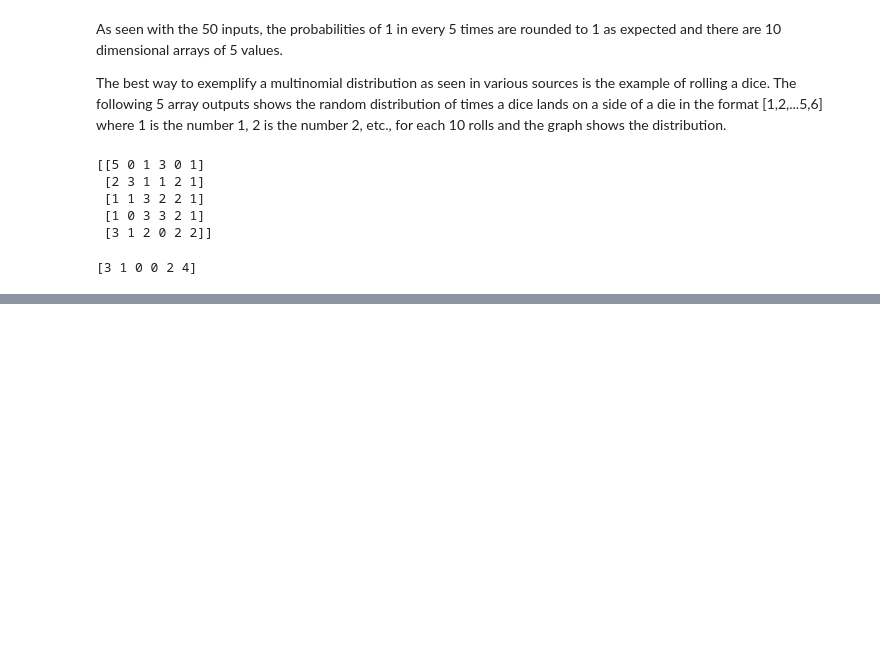
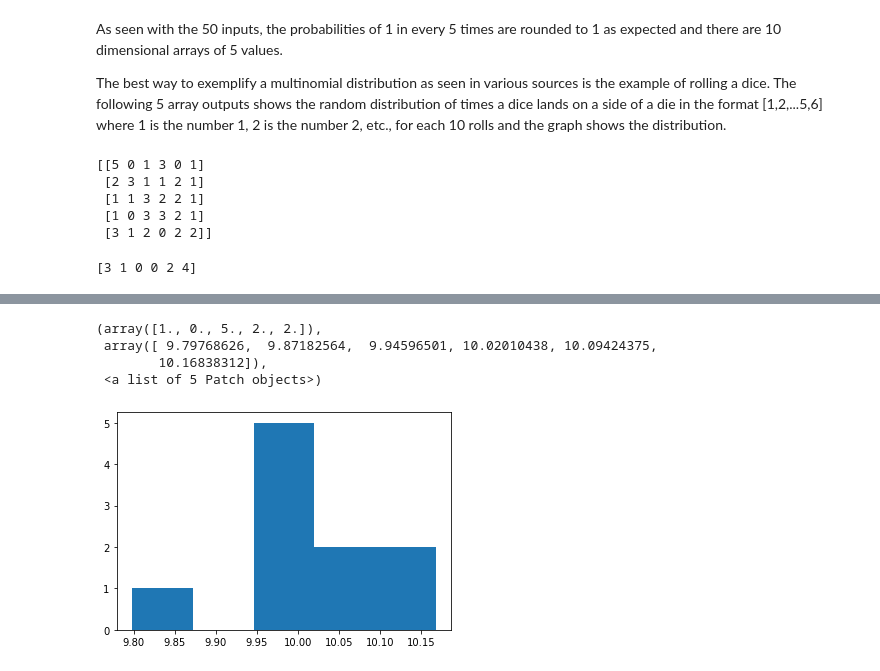
Before and after one commit to garycunningham89/progdataanalysis, a Jupyter notebook: Programming for Data Analysis Assignment.ipynb, the cells around one changed output, grey strips where cells are left out. Cells and saved outputs as stored; diff of their text form; code cells hidden in the pictures; blank space fills up the shorter version.

```diff
--- a/Programming for Data Analysis Assignment.ipynb
+++ b/Programming for Data Analysis Assignment.ipynb
@@ -447,0 +479,10 @@ print(loadeddice)
+# %%
+import matplotlib.pyplot as plt
+normexample1 = np.random.normal(10, 0.10, 10)
+plt.hist(normexample1, 5)
+# %% [output]
+(array([1., 0., 5., 2., 2.]),
+ array([ 9.79768626,  9.87182564,  9.94596501, 10.02010438, 10.09424375,
+        10.16838312]),
+ <a list of 5 Patch objects>)
+[figure, added]
```
Also changed, not shown: parts of 36 cells of this notebook.
